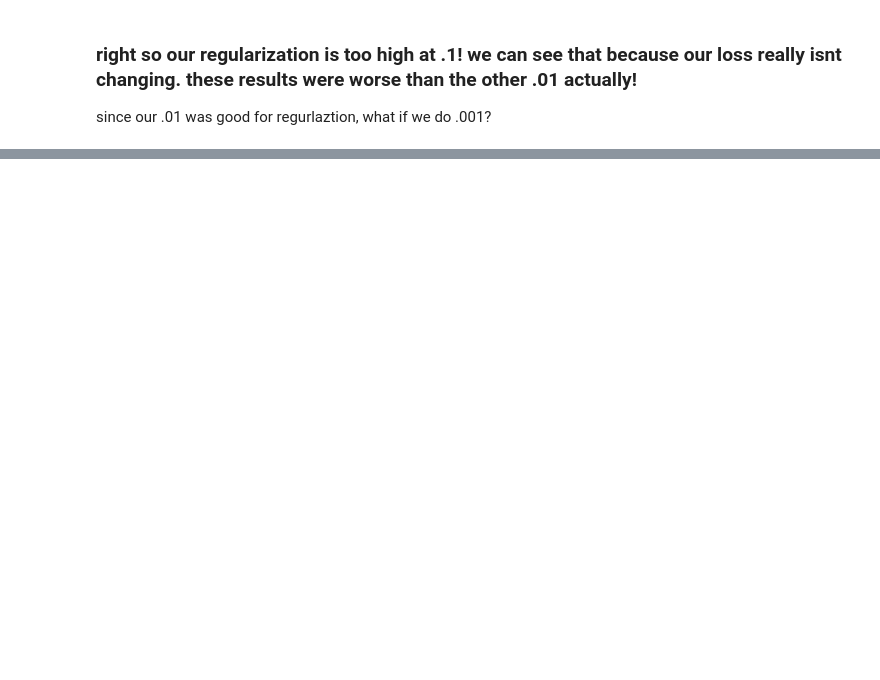
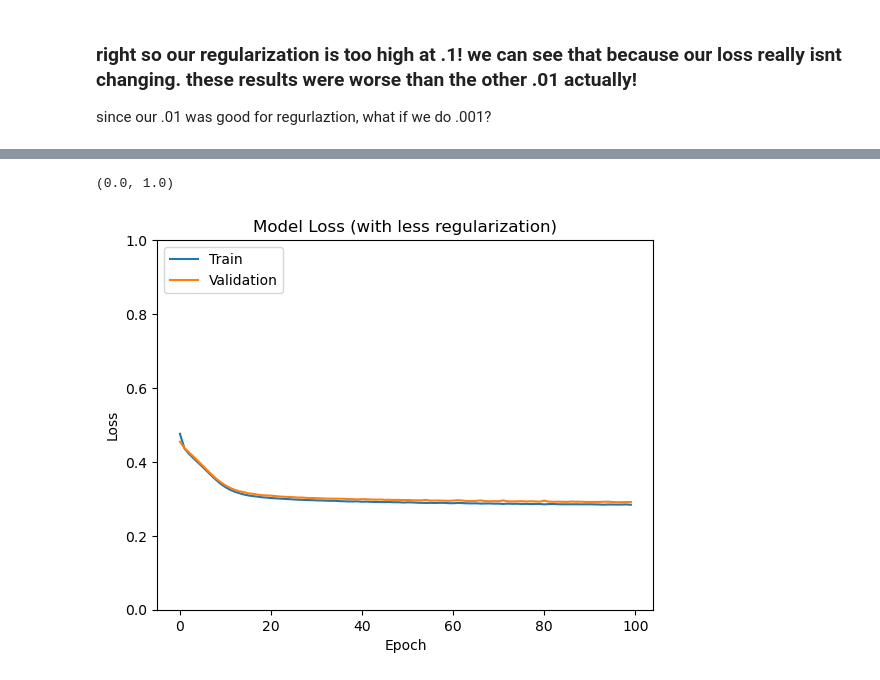
Before and after one commit to nnnolan/IT3040, a Jupyter notebook: proj2/regression.ipynb, the cells around one changed output, grey strips where cells are left out. Saved outputs shown, nothing was run; the diff lists cells and outputs as text; code cells hidden in the pictures; blank space fills up the shorter version.

```diff
--- a/proj2/regression.ipynb
+++ b/proj2/regression.ipynb
@@ -428,0 +468,18 @@ so we can conclude that .01 is a good regularization term, what happens if we ch
+# %%
+new_activation = keras.Sequential([
+    keras.layers.Dense(16, activation="sigmoid", input_shape=[X_train.shape[1]], kernel_regularizer=keras.regularizers.l2(0.001)),
+    keras.layers.Dense(8, activation="sigmoid", kernel_regularizer=keras.regularizers.l2(0.001)),
+    keras.layers.Dense(1),
+])
+
+new_activation.compile(
+    loss = tf.keras.losses.BinaryCrossentropy(from_logits=True),
+    optimizer = tf.keras.optimizers.Adam(0.001),
+    metrics = ["accuracy"]
+)
+
+new_activation_history = new_activation.fit(
+    X_train, y_train,
+    validation_data = (X_cv, y_cv),
+    epochs = 100
+)
@@ -428,0 +506,11 @@ so we can conclude that .01 is a good regularization term, what happens if we ch
+# %%
+plt.plot(new_activation_history.history["loss"])
+plt.plot(new_activation_history.history["val_loss"])
+plt.title("Model Loss (with less regularization)")
+plt.ylabel("Loss")
+plt.xlabel("Epoch")
+plt.legend(["Train", "Validation"], loc="upper left")
+plt.ylim(0, 1)
+# %% [output]
+(0.0, 1.0)
+[figure, added]
```
Also changed, not shown: parts of 34 cells of this notebook, 4 other files.
